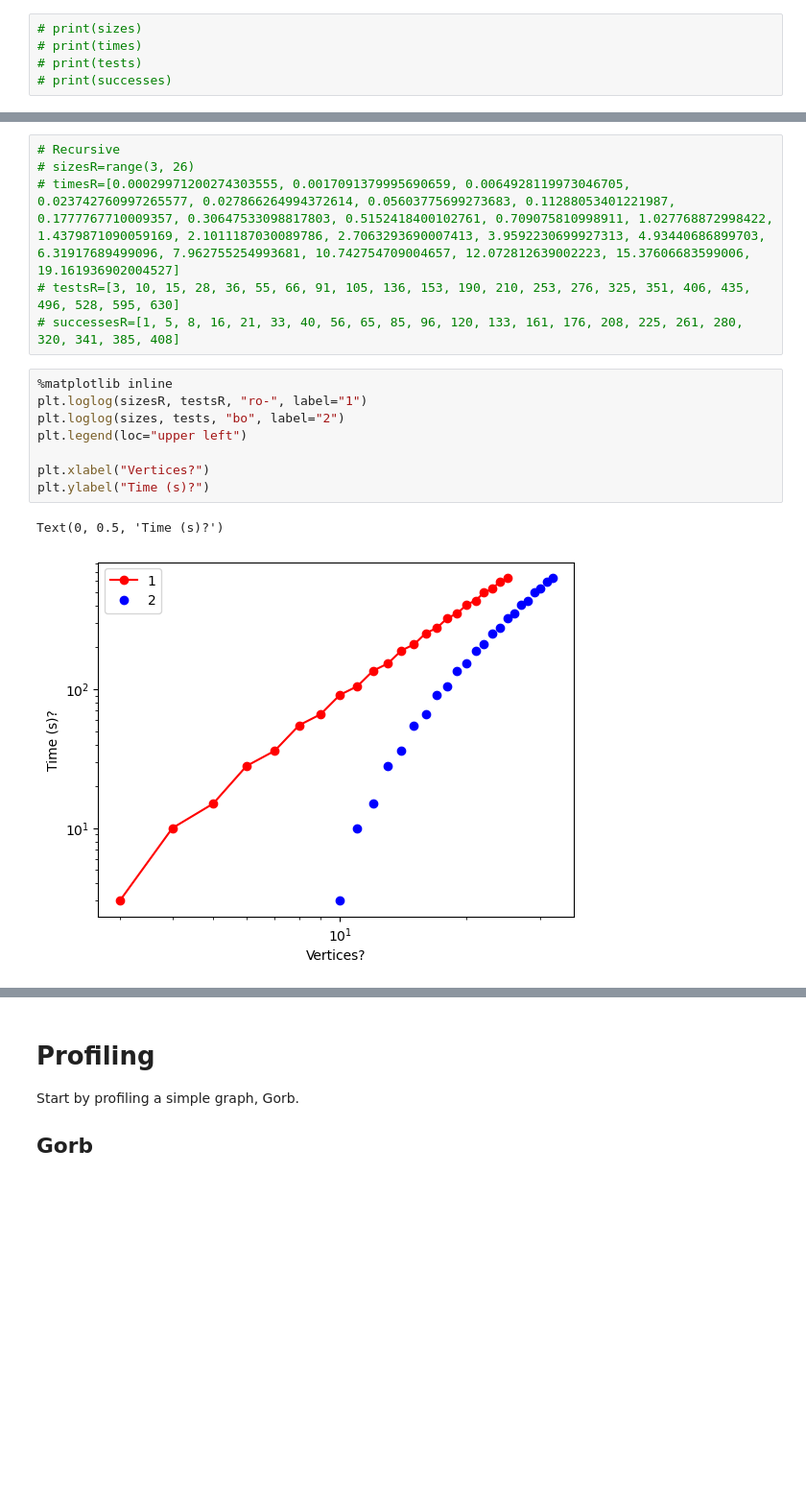
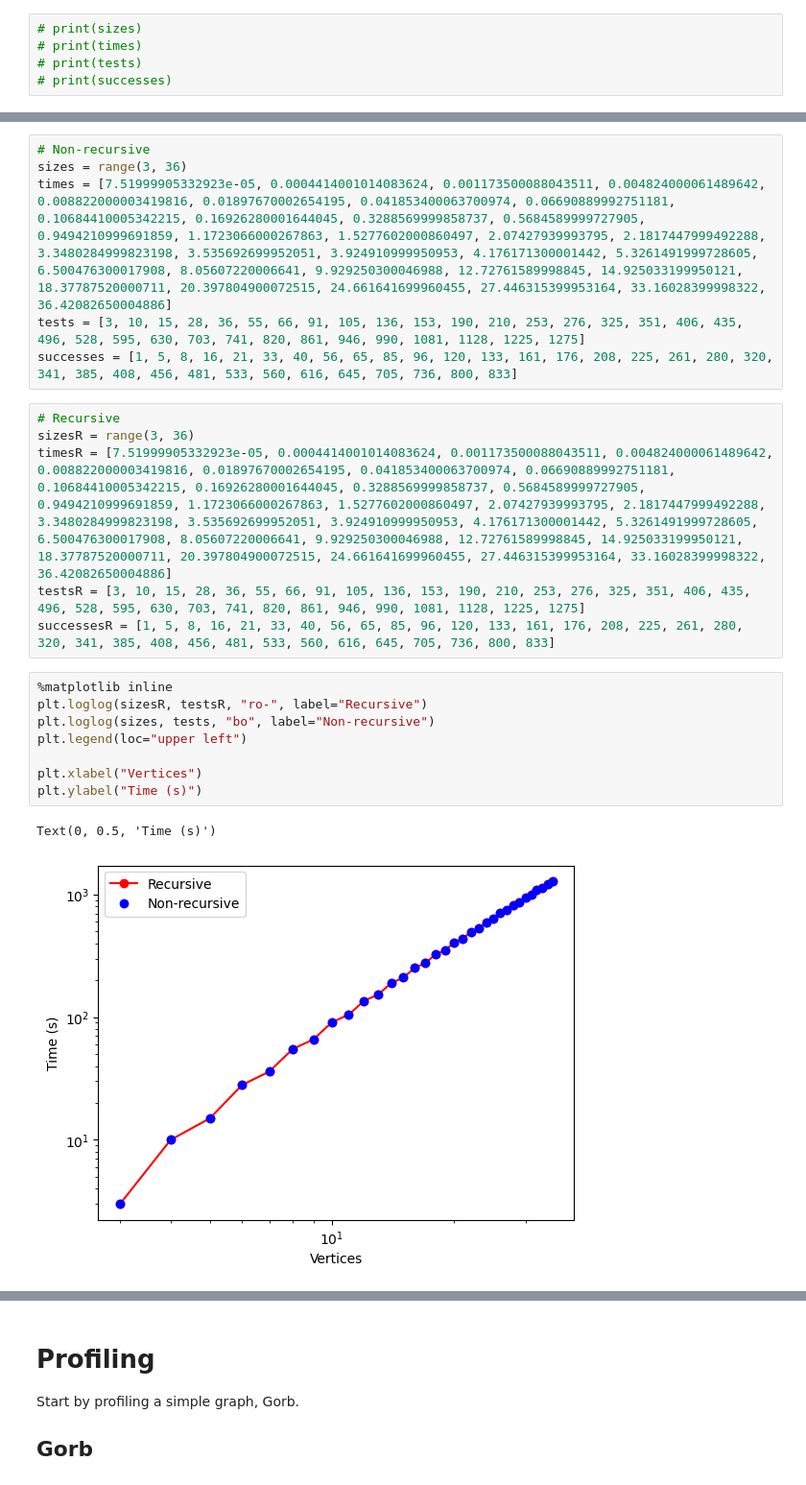
Before and after one commit to jonward1982/Network-Symmetries, a Jupyter notebook: algorithm/Orbitpartition_Testing.ipynb, the cells around one changed output, grey strips where cells are left out. Shown at 96% size. Drawn from its saved outputs; the diff is of its cells as text; blank space fills up the shorter version.

```diff
--- a/algorithm/Orbitpartition_Testing.ipynb
+++ b/algorithm/Orbitpartition_Testing.ipynb
@@ -163,20 +89,26 @@ successes = [
+# %%
+# Non-recursive
+sizes = range(3, 36)
+times = [7.51999905332923e-05, 0.0004414001014083624, 0.001173500088043511, 0.004824000061489642, 0.008822000003419816, 0.01897670002654195, 0.041853400063700974, 0.06690889992751181, 0.10684410005342215, 0.16926280001644045, 0.3288569999858737, 0.5684589999727905, 0.9494210999691859, 1.1723066000267863, 1.5277602000860497, 2.07427939993795, 2.1817447999492288, 3.3480284999823198, 3.535692699952051, 3.924910999950953, 4.176171300001442, 5.3261491999728605, 6.500476300017908, 8.05607220006641, 9.929250300046988, 12.72761589998845, 14.925033199950121, 18.37787520000711, 20.397804900072515, 24.661641699960455, 27.446315399953164, 33.16028399998322, 36.42082650004886]
+tests = [3, 10, 15, 28, 36, 55, 66, 91, 105, 136, 153, 190, 210, 253, 276, 325, 351, 406, 435, 496, 528, 595, 630, 703, 741, 820, 861, 946, 990, 1081, 1128, 1225, 1275]
+successes = [1, 5, 8, 16, 21, 33, 40, 56, 65, 85, 96, 120, 133, 161, 176, 208, 225, 261, 280, 320, 341, 385, 408, 456, 481, 533, 560, 616, 645, 705, 736, 800, 833]
 # %%
 # Recursive
-# sizesR=range(3, 26)
-# timesR=[0.00029971200274303555, 0.0017091379995690659, 0.0064928119973046705, 0.023742760997265577, 0.027866264994372614, 0.05603775699273683, 0.11288053401221987, 0.1777767710009357, 0.30647533098817803, 0.5152418400102761, 0.709075810998911, 1.027768872998422, 1.4379871090059169, 2.1011187030089786, 2.7063293690007413, 3.9592230699927313, 4.93440686899703, 6.31917689499096, 7.962755254993681, 10.742754709004657, 12.072812639002223, 15.37606683599006, 19.161936902004527]
-# testsR=[3, 10, 15, 28, 36, 55, 66, 91, 105, 136, 153, 190, 210, 253, 276, 325, 351, 406, 435, 496, 528, 595, 630]
-# successesR=[1, 5, 8, 16, 21, 33, 40, 56, 65, 85, 96, 120, 133, 161, 176, 208, 225, 261, 280, 320, 341, 385, 408]
+sizesR = range(3, 36)
+timesR = [7.51999905332923e-05, 0.0004414001014083624, 0.001173500088043511, 0.004824000061489642, 0.008822000003419816, 0.01897670002654195, 0.041853400063700974, 0.06690889992751181, 0.10684410005342215, 0.16926280001644045, 0.3288569999858737, 0.5684589999727905, 0.9494210999691859, 1.1723066000267863, 1.5277602000860497, 2.07427939993795, 2.1817447999492288, 3.3480284999823198, 3.535692699952051, 3.924910999950953, 4.176171300001442, 5.3261491999728605, 6.500476300017908, 8.05607220006641, 9.929250300046988, 12.72761589998845, 14.925033199950121, 18.37787520000711, 20.397804900072515, 24.661641699960455, 27.446315399953164, 33.16028399998322, 36.42082650004886]
+testsR = [3, 10, 15, 28, 36, 55, 66, 91, 105, 136, 153, 190, 210, 253, 276, 325, 351, 406, 435, 496, 528, 595, 630, 703, 741, 820, 861, 946, 990, 1081, 1128, 1225, 1275]
+successesR = [1, 5, 8, 16, 21, 33, 40, 56, 65, 85, 96, 120, 133, 161, 176, 208, 225, 261, 280, 320, 341, 385, 408, 456, 481, 533, 560, 616, 645, 705, 736, 800, 833]
 # %%
 %matplotlib inline
-plt.loglog(sizesR, testsR, "ro-", label="1")
-plt.loglog(sizes, tests, "bo", label="2")
+plt.loglog(sizesR, testsR, "ro-", label="Recursive")
+plt.loglog(sizes, tests, "bo", label="Non-recursive")
 plt.legend(loc="upper left")
 
-plt.xlabel("Vertices?")
-plt.ylabel("Time (s)?")
+plt.xlabel("Vertices")
+plt.ylabel("Time (s)")
 # %% [output]
-Text(0, 0.5, 'Time (s)?')
+Text(0, 0.5, 'Time (s)')
-[figure, old version]
+[figure, new version]
 # %%
 (math.log(times[-1]) - math.log(times[1])) / (math.log(sizes[-1]) - math.log(sizes[1]))
 # %% [output]
```
Also changed, not shown: parts of 25 cells of this notebook.
